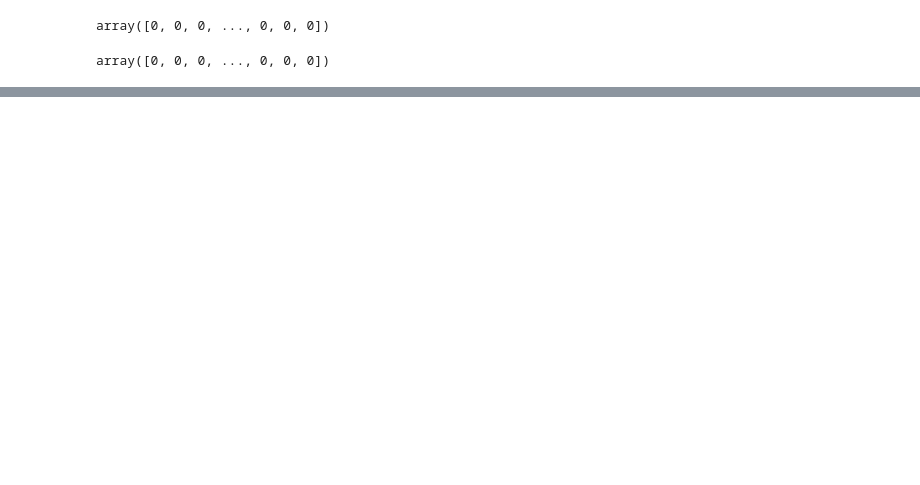
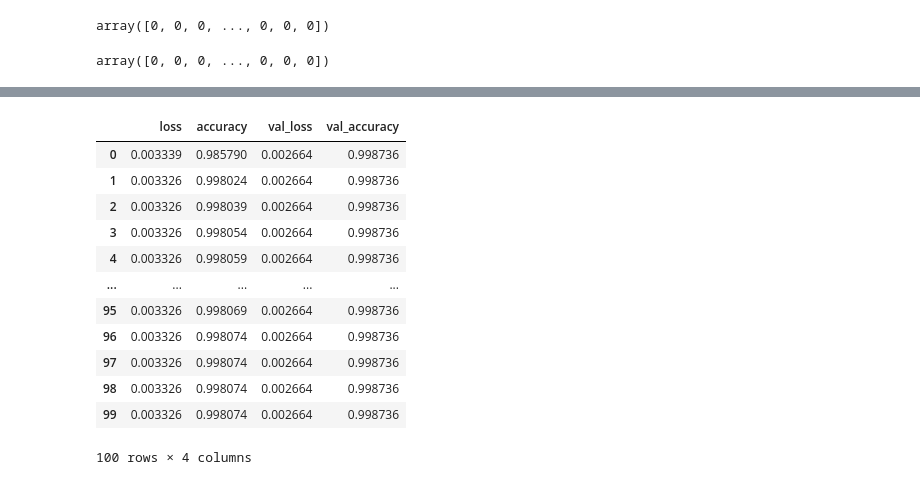
Before and after one commit to SyedHuzaifa007/PIAIC-Deep-Learning-Assignment, a Jupyter notebook: Credit_Card_Fraud_Detection_assignment.ipynb, the cells around one changed output, grey strips where cells are left out. Cells and saved outputs as stored; diff of their text form; code cells hidden in the pictures; blank space fills up the shorter version.

```diff
--- a/Credit_Card_Fraud_Detection_assignment.ipynb
+++ b/Credit_Card_Fraud_Detection_assignment.ipynb
@@ -330,3 +330,21 @@ Epoch 99/100
 6231/6231 [==============================] - 10s 2ms/step - loss: 0.0034 - accuracy: 0.9980 - val_loss: 0.0027 - val_accuracy: 0.9987
 Epoch 100/100
 6231/6231 [==============================] - 11s 2ms/step - loss: 0.0033 - accuracy: 0.9981 - val_loss: 0.0027 - val_accuracy: 0.9987
+# %%
+# Storing History In A Data Frame
+history_df = pd.DataFrame(history)
+history_df
+# %% [output]
+|  | loss | accuracy | val_loss | val_accuracy |
+| 0 | 0.003339 | 0.985790 | 0.002664 | 0.998736 |
+| 1 | 0.003326 | 0.998024 | 0.002664 | 0.998736 |
+| 2 | 0.003326 | 0.998039 | 0.002664 | 0.998736 |
+| 3 | 0.003326 | 0.998054 | 0.002664 | 0.998736 |
+| 4 | 0.003326 | 0.998059 | 0.002664 | 0.998736 |
+| ... | ... | ... | ... | ... |
+| 95 | 0.003326 | 0.998069 | 0.002664 | 0.998736 |
+| 96 | 0.003326 | 0.998074 | 0.002664 | 0.998736 |
+| 97 | 0.003326 | 0.998074 | 0.002664 | 0.998736 |
+| 98 | 0.003326 | 0.998074 | 0.002664 | 0.998736 |
+| 99 | 0.003326 | 0.998074 | 0.002664 | 0.998736 |
+100 rows × 4 columns
```
Also changed, not shown: parts of 4 cells of this notebook.
